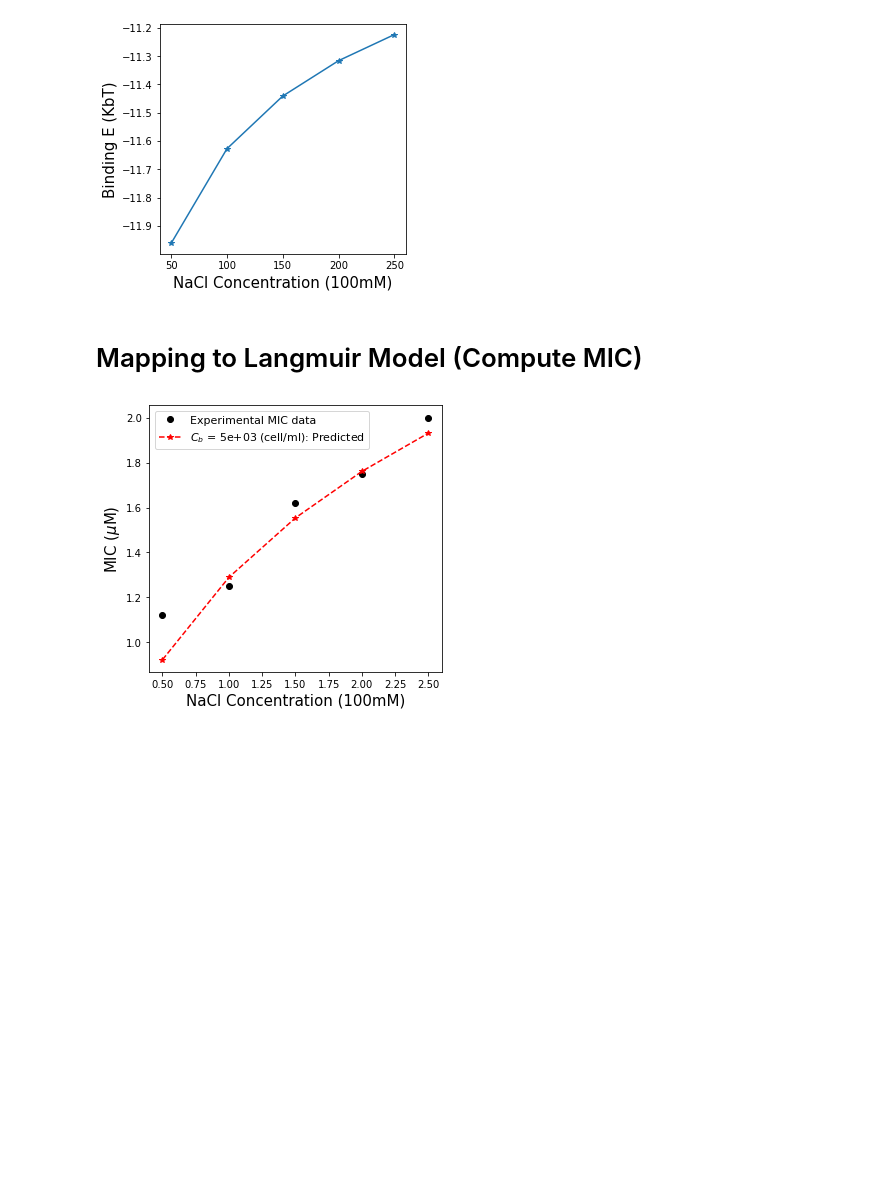
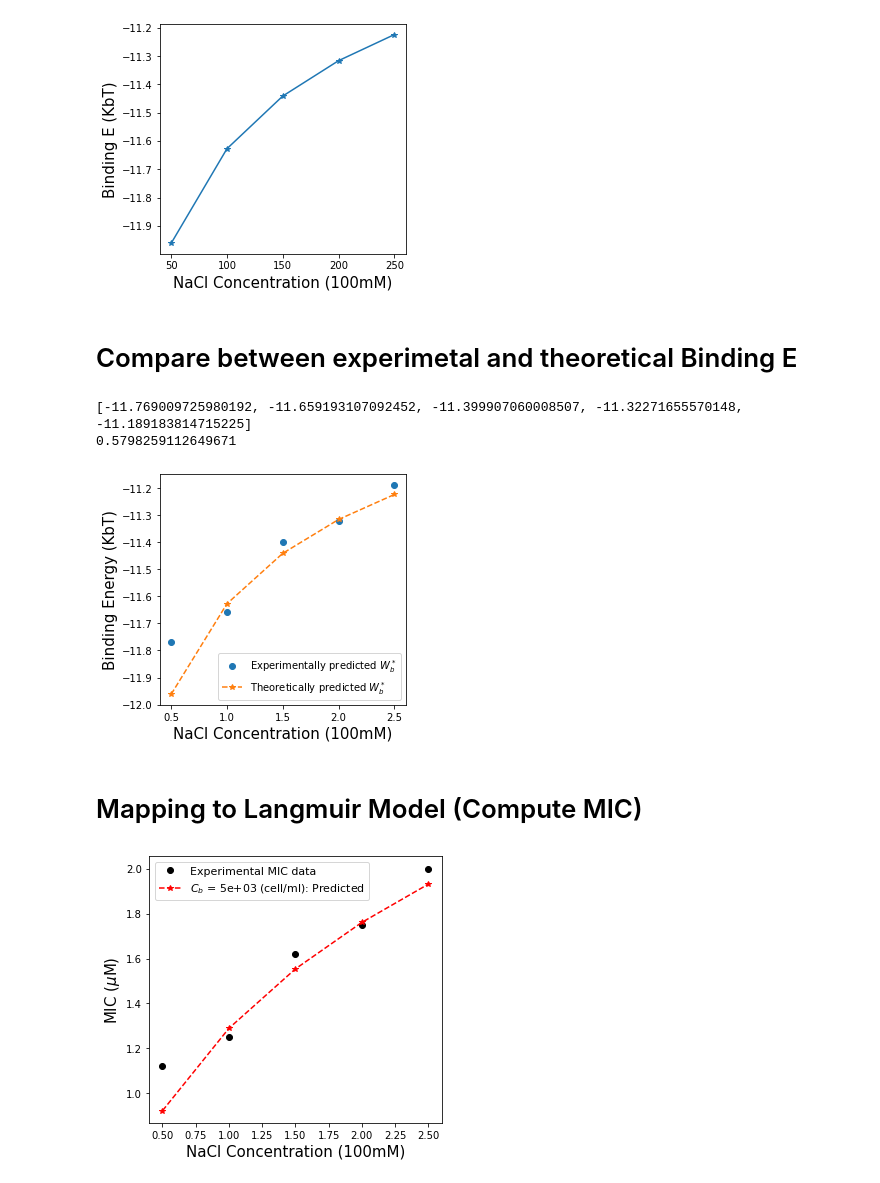
Before and after one commit to Suemin-Lee/MIC_Salt_dependent, a Jupyter notebook: Simplified_Electrostatic_Energy.ipynb, the cells around one changed output. Saved outputs shown, nothing was run; the diff lists cells and outputs as text; code cells hidden in the pictures; blank space fills up the shorter version.

Commit message:
add bindingE

```diff
--- a/Simplified_Electrostatic_Energy.ipynb
+++ b/Simplified_Electrostatic_Energy.ipynb
@@ -100,5 +110,5 @@ plt.tight_layout()
 # %% [output]
 Wb range =  [-11.961881632496386, -11.627775443350263, -11.441688599413855, -11.316773005558721, -11.224589331335693]
 [figure]
-# %% [markdown]
-# Mapping to Langmuir Model (Compute MIC)
+# %% [markdown]
+# Compare between experimetal and theoretical Binding E
@@ -105,2 +163,29 @@ Wb range =  [-11.961881632496386, -11.627775443350263, -11.441688599413855, -11.
+# %%
+# Binding Energy extraction from experimental data
+
+plt.figure(figsize = (4.5,4))
+# CB_range = [5*10**(i) for i in range(1,6,2)]
+CB_range = [5*10**(3)]
+
+for CB in CB_range:
+    Wb_values=[]
+    for Cp in MIC_NaCl:
+        Wb_values.append(bindingE_MIC_non_compet(Cp,CB,PL_B))
+    print(Wb_values)
+    print(Wb_values[-1]-Wb_values[0])
+    plt.plot(NaCl_initial, Wb_values,'o',label=r'Experimentally predicted $W_b^*$')
+
+plt.plot(NaCl_initial,wb_range,'--*',label=r'Theoretically predicted $W_b^*$')
+plt.xlabel('NaCl Concentration (100mM)' , fontsize = 15)
+plt.ylabel('Binding Energy (KbT)', fontsize = 15)
+plt.legend()
+plt.tight_layout()
+plt.savefig('plots/'+('kappa_change_bindingE_compare_plot')+'.pdf',bbox_inches='tight')
+# %% [output]
+[-11.769009725980192, -11.659193107092452, -11.399907060008507, -11.32271655570148, -11.189183814715225]
+0.5798259112649671
+[figure, added]
+# %% [markdown]
+# Mapping to Langmuir Model (Compute MIC)
 # %%
 # Mapping to Langmuir Model
```
Also changed, not shown: parts of 5 cells of this notebook, 1 other file.
